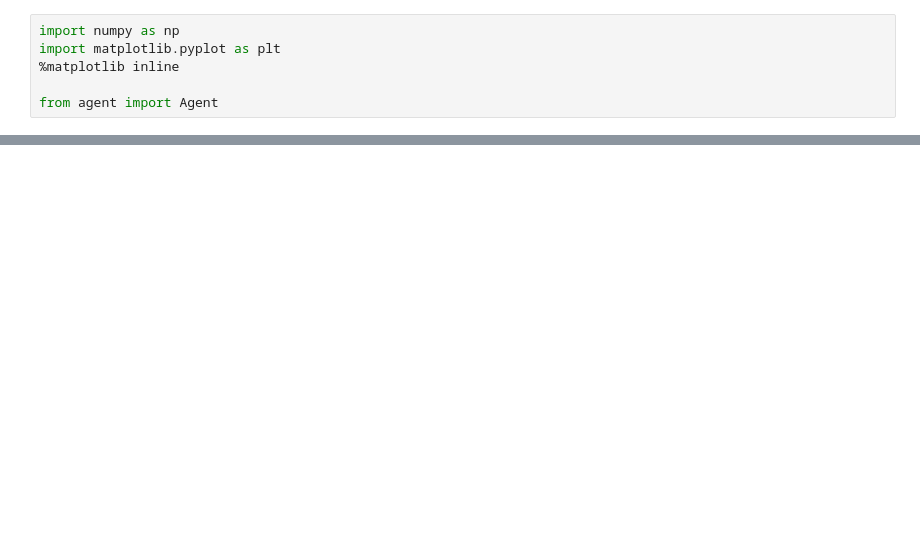
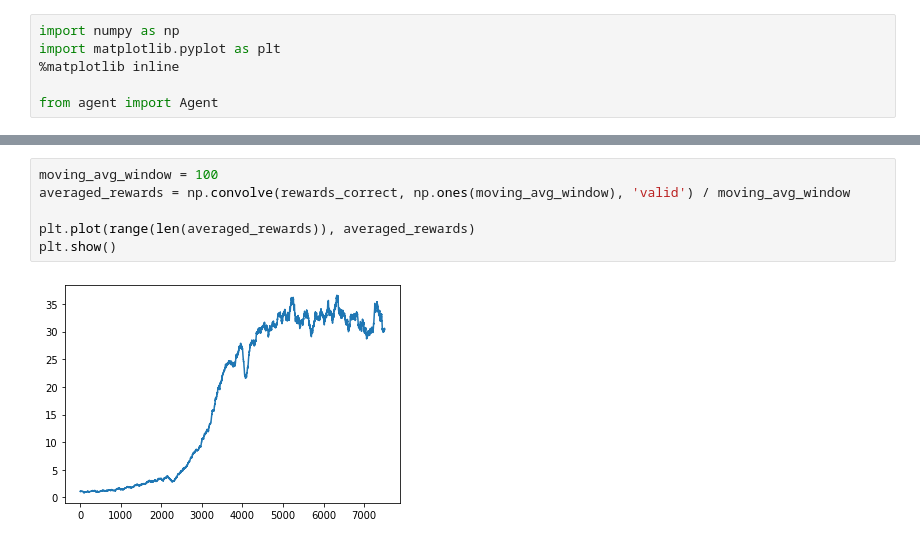
Before and after one commit to chirag-singhal/Double-DQN, a Jupyter notebook: train.ipynb, the cells around one changed output, grey strips where cells are left out. Cells and saved outputs as stored; diff of their text form; blank space fills up the shorter version.

```diff
--- a/train.ipynb
+++ b/train.ipynb
@@ -69,0 +102,8 @@ with open(metrics_dump_name, 'wb') as f:
+# %%
+moving_avg_window = 100
+averaged_rewards = np.convolve(rewards_correct, np.ones(moving_avg_window), 'valid') / moving_avg_window
+
+plt.plot(range(len(averaged_rewards)), averaged_rewards)
+plt.show()
+# %% [output]
+[figure, added]
```
Also changed, not shown: parts of 9 cells of this notebook, 2 other files.
